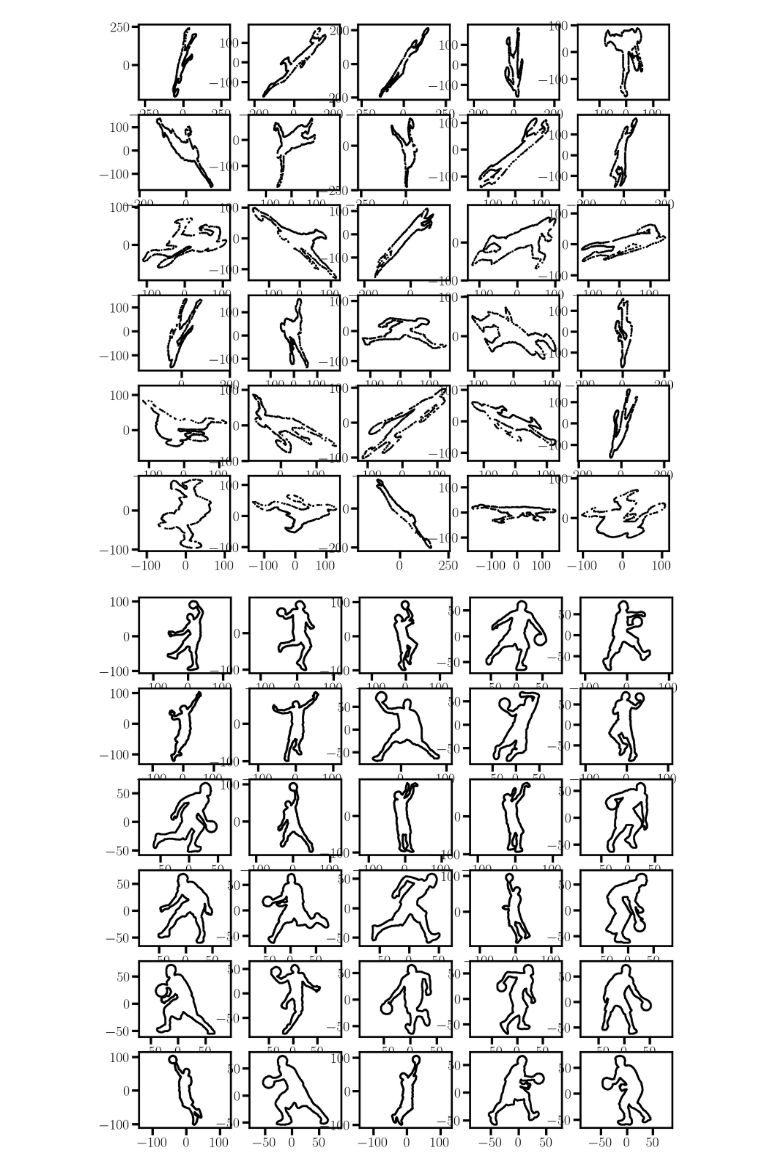
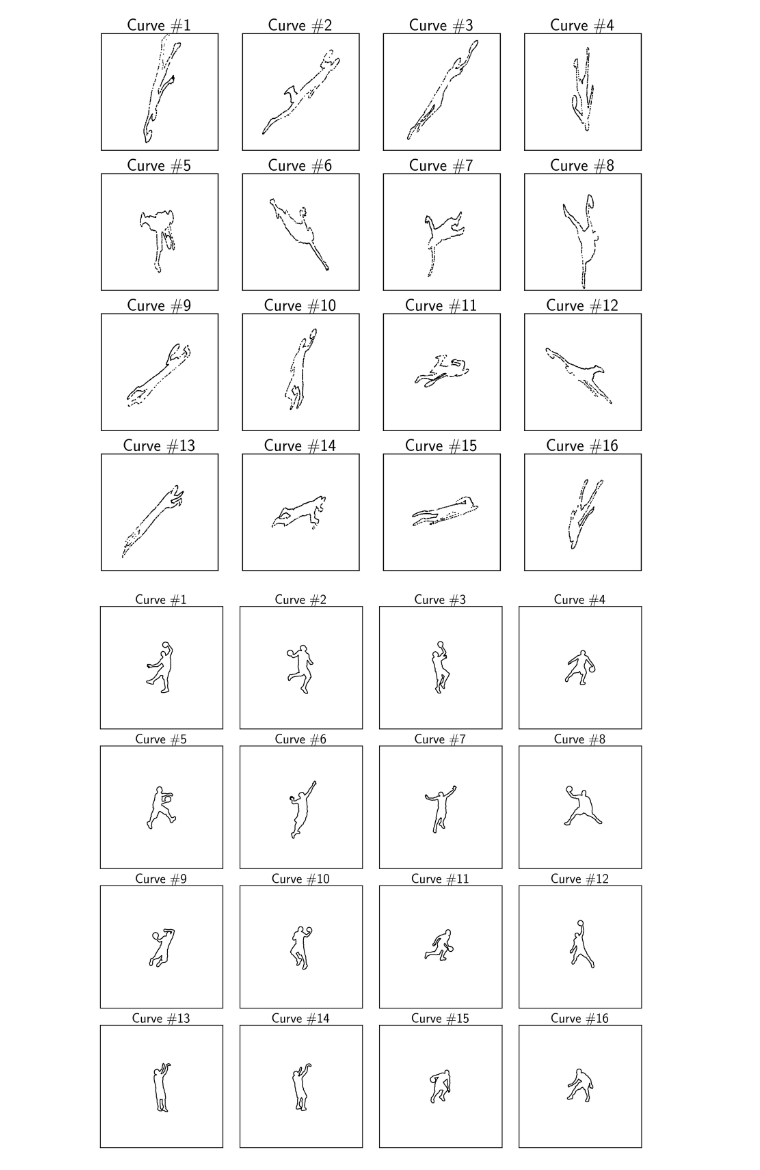
Before and after one commit to royvelich/deep-signature, a Jupyter notebook: applets/notebooks/plot_signatures.ipynb, the cells around one changed output. Saved outputs shown, nothing was run; the diff lists cells and outputs as text; code cells hidden in the pictures.

```diff
--- a/applets/notebooks/plot_signatures.ipynb
+++ b/applets/notebooks/plot_signatures.ipynb
@@ -398,25 +397,49 @@ line_width = 12
 # handle_signature_comparison_plot(curve1=planar_curves_smooth[72292], curve2=None, file_name='signature15_axiomatic', axiomatic=True, color1=color1, color2=color2, point_size=point_size, label_size=label_size, x_axis_title_size=x_axis_title_size, y_axis_title_size=y_axis_title_size, line_width=line_width)
 handle_signature_comparison_plot(curve1=planar_curves_smooth[71025], curve2=None, file_name='signature15_axiomatic', axiomatic=True, color1=color1, color2=color2, point_size=point_size, label_size=label_size, x_axis_title_size=x_axis_title_size, y_axis_title_size=y_axis_title_size, line_width=line_width)
 # %%
-figsize=(20, 20)
-curves_count = 30
-fig, axes = matplotlib.pyplot.subplots(nrows=6, ncols=5, figsize=figsize)
-for index, planar_curve in enumerate(benchmark_0_5.planar_curves):
-    ax = axes[index // 5, index % 5]
-    planar_curve.plot_scattered_curve(ax=ax, cmap=None, color='#000000', point_size=10)
+figsize=(40, 40)
+# curves_count = 30
+font_size = 70
+limit = 240
+point_size=20
+nrows = 4
+ncols = 4
+curves_count = nrows * ncols
 
-figsize=(20, 20)
-curves_count = 30
-fig, axes = matplotlib.pyplot.subplots(nrows=6, ncols=5, figsize=figsize)
-for index, planar_curve in enumerate(benchmark_dataset.planar_curves):
-    ax = axes[index // 5, index % 5]
+fig, axes = matplotlib.pyplot.subplots(nrows=nrows, ncols=ncols, figsize=figsize)
+for index, planar_curve in enumerate(benchmark_0_5.planar_curves[:curves_count]):
+    ax = axes[index // ncols, index % ncols]
+    ax.set_title(f'Curve \#{index+1}', fontsize=font_size)
+    ax.axes.get_xaxis().set_visible(False)
+    ax.axes.get_yaxis().set_visible(False)
+    ax.set_xlim(left=-limit, right=limit)
+    ax.set_ylim(bottom=-limit, top=limit)
+    planar_curve.plot_scattered_curve(ax=ax, cmap=None, color='#000000', point_size=10, axis_equal=False)
+    benchmark_dataset.planar_curves[index].plot_scattered_curve(ax=ax, cmap=None, color='#000000', point_size=point_size, alpha=0, axis_equal=False)
+
+fig.savefig(f"C:/Users/Roy/OneDrive - Technion/Thesis/SSVM/collections/basketball_sampled.svg")
+
+# curves_count = 30
+fig, axes = matplotlib.pyplot.subplots(nrows=nrows, ncols=ncols, figsize=figsize)
+for index, planar_curve in enumerate(benchmark_dataset.planar_curves[:curves_count]):
+    ax = axes[index // ncols, index % ncols]
+    ax.axes.get_xaxis().set_visible(False)
+    ax.axes.get_yaxis().set_visible(False)
+    ax.set_xlim(left=-limit, right=limit)
+    ax.set_ylim(bottom=-limit, top=limit)
+    ax.set_title(f'Curve \#{index+1}', fontsize=font_size)
     planar_curve = planar_curve.rotate_curve(radians=-numpy.pi / 2)
-    planar_curve.plot_scattered_curve(ax=ax, cmap=None, color='#000000', point_size=10)
+    planar_curve.plot_scattered_curve(ax=ax, cmap=None, color='#000000', point_size=10, axis_equal=False)
+    benchmark_0_5.planar_curves[index].plot_scattered_curve(ax=ax, cmap=None, color='#000000', point_size=point_size, alpha=0, axis_equal=False)
 
-matplotlib.pyplot.show()
+fig.savefig(f"C:/Users/Roy/OneDrive - Technion/Thesis/SSVM/collections/basketball.svg")
+
+matplotlib.pyplot.tight_layout()
+# matplotlib.pyplot.subplots_adjust(top=2, bottom=1.5)
+# matplotlib.pyplot.show()
 # %% [output]
-[figure, old version]
+[figure, new version]
-[figure, old version]
+[figure, new version]
 # %%
 # figsize=(40, 40)
 # fig, ax = matplotlib.pyplot.subplots(nrows=1, ncols=1, figsize=figsize)
```
Also changed, not shown: parts of 1 cell of this notebook, 3 other files.
